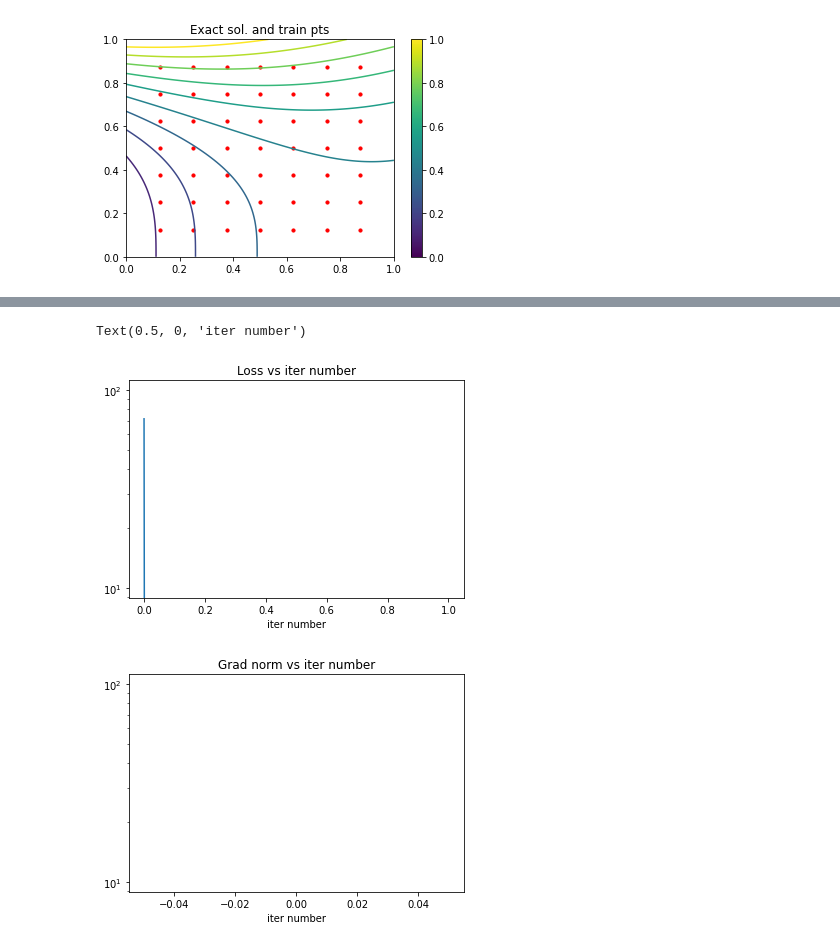
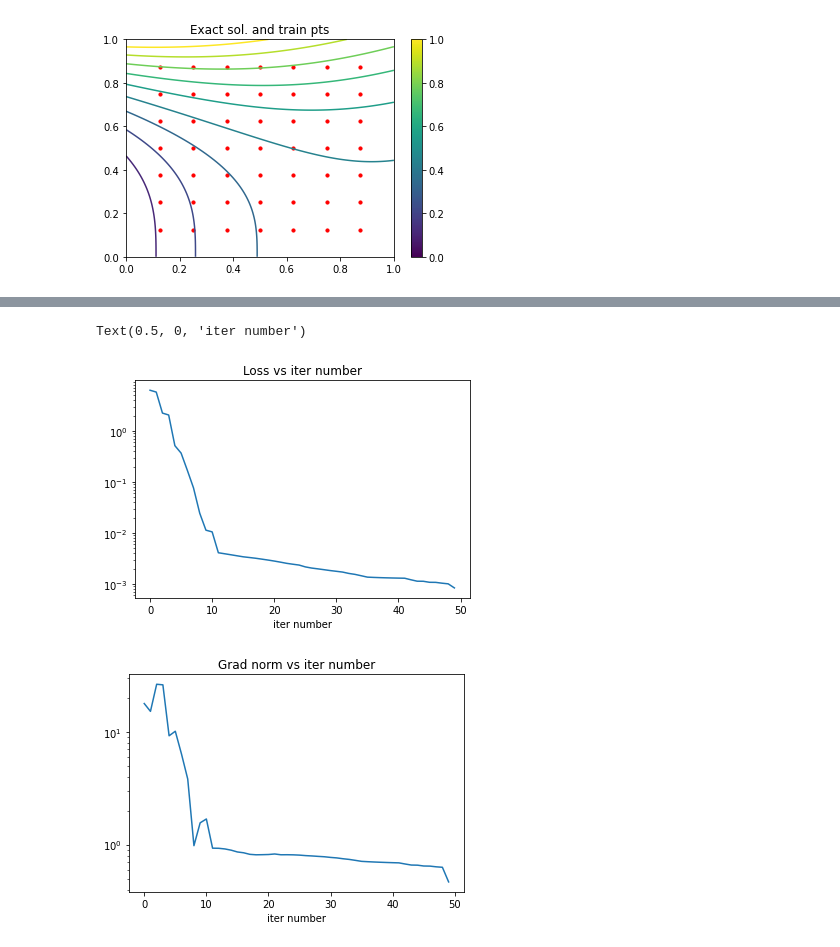
Before and after one commit to eatocco/AMSC808N-Project-1, a Jupyter notebook: Lagaris5.ipynb, the cells around one changed output, grey strips where cells are left out. Cells and saved outputs as stored; diff of their text form; code cells hidden in the pictures.

Commit message:
Add some plots to problem1

```diff
--- a/Lagaris5.ipynb
+++ b/Lagaris5.ipynb
@@ -314,9 +314,9 @@ def linesearch(r, w, aux,d, a, gamma):
 
 
 
-optimizer = GaussNewton(Loss,Residual_and_Jacobian,W,xytrain,50)
+optimizer = GaussNewton(Loss,Residual_and_Jacobian,W,50,xytrain)
 
-W,Niter,lossvals,gradnormvals = optimizer.minimize()#Adam(Residual_and_Jacobian,xytrain,W)
+W,Niter,lossvals,gradnormvals = optimizer.minimize()
 # plot the loss and the norm of the gradient of the loss
 plt.figure()
 plt.plot(torch.arange(Niter),lossvals)
@@ -334,6 +349,6 @@ Iter  1 : loss =  tensor(0.)  gradnorm =  tensor(nan)
 Text(0.5, 0, 'iter number')
-[figure, old version]
+[figure, new version]
-[figure, old version]
+[figure, new version]
 # %%
 # test the solution
 sol_test = torch.zeros(npt2,npt2)
```
Also changed, not shown: parts of 2 cells of this notebook, 3 other files.
